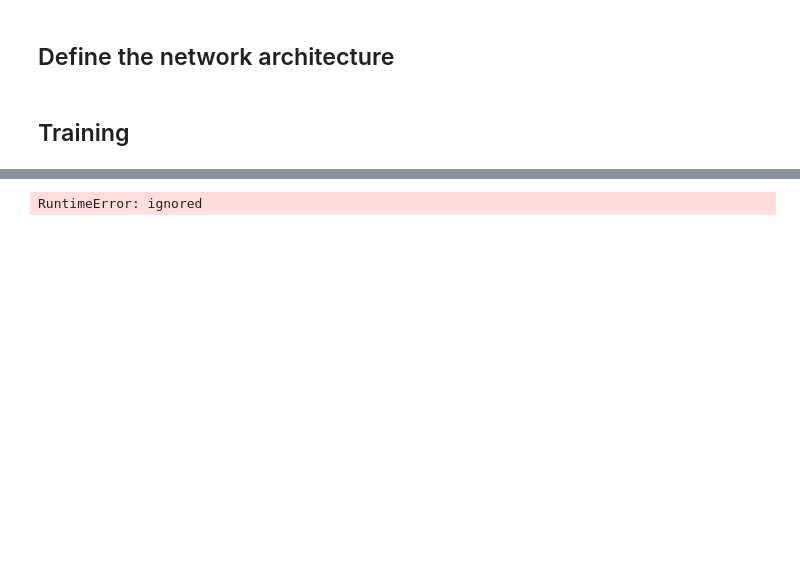
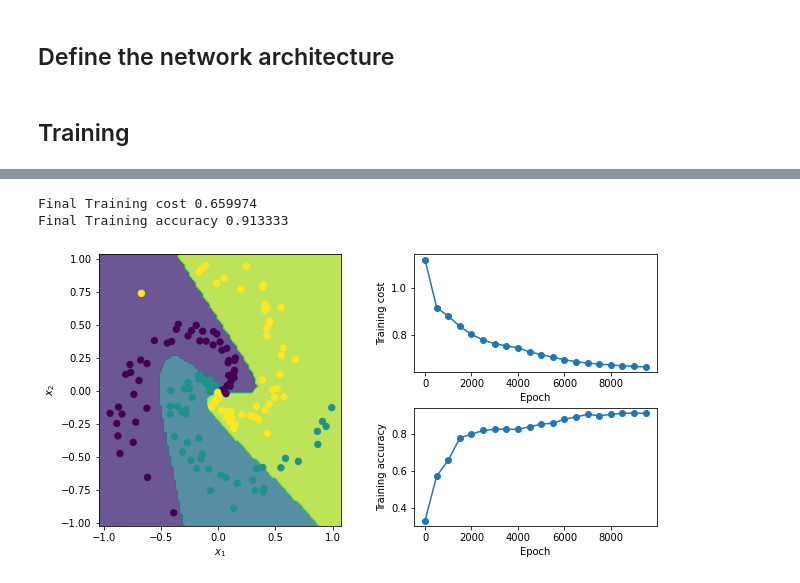
Before and after one commit to cherryng/MLcourse, a Jupyter notebook: H4_Q2_tutorial_spirals_pytorch.ipynb, the cells around one changed output, grey strips where cells are left out. Saved outputs shown, nothing was run; the diff lists cells and outputs as text; code cells hidden in the pictures; blank space fills up the shorter version.

```diff
--- a/H4_Q2_tutorial_spirals_pytorch.ipynb
+++ b/H4_Q2_tutorial_spirals_pytorch.ipynb
@@ -184,7 +184,7 @@ Final Training accuracy 0.646667
 #Including one hidden layer with 4 nodes
 
 class FeedforwardNN(torch.nn.Module):
-    def __init__(self, input_size, output_size):
+    def __init__(self, input_size, hidden_size, output_size):
         super(FeedforwardNN, self).__init__()
 
         #layer sizes:
@@ -204,7 +204,7 @@ class FeedforwardNN(torch.nn.Module):
         h1 = self.softmax(linear1_out)
 
         #Layer 2:
-        linear2_out = self.linear1(h1)
+        linear2_out = self.linear2(h1)
         h2 = self.softmax(linear2_out)
 
 
@@ -216,7 +216,7 @@ class FeedforwardNN(torch.nn.Module):
 input_size = 2
 hidden_size = 4
 output_size = K
-model = FeedforwardNN(input_size, output_size)
+model = FeedforwardNN(input_size, hidden_size, output_size)
 
 ### Store the input data as a PyTorch tensor ###
 x_train = torch.tensor(x_train, dtype = torch.float)
@@ -238,7 +238,7 @@ N_epochs = 10000 # number of times to run gradient descent
 #Use sigmoid for the activation function of layer 1
 
 class FeedforwardNN(torch.nn.Module):
-    def __init__(self, input_size, output_size):
+    def __init__(self, input_size, hidden_size, output_size):
         super(FeedforwardNN, self).__init__()
 
         #layer sizes:
@@ -258,7 +258,7 @@ class FeedforwardNN(torch.nn.Module):
         h1 = self.sigmoid(linear1_out)
 
         #Layer 2:
-        linear2_out = self.linear1(h1)
+        linear2_out = self.linear2(h1)
         h2 = self.softmax(linear2_out)
 
         #Network output:
@@ -269,7 +269,7 @@ class FeedforwardNN(torch.nn.Module):
 input_size = 2
 hidden_size = 4
 output_size = K
-model = FeedforwardNN(input_size, output_size)
+model = FeedforwardNN(input_size, hidden_size, output_size)
 
 ### Store the input data as a PyTorch tensor ###
 x_train = torch.tensor(x_train, dtype = torch.float)
@@ -287,33 +287,42 @@ optimizer = torch.optim.SGD(model.parameters(), lr=learning_rate)
 cost_func = torch.nn.CrossEntropyLoss()
 
 N_epochs = 10000 # number of times to run gradient descent
+
+
+epoch_list    = []
+cost_training = []
+acc_training  = []
 
 ### Train for several epochs: ###
 for epoch in range(N_epochs):
 
     optimizer.zero_grad() # sets the gradients to zero (necessary since PyTorch accumulates the gradients)
     NN_output = model(x_train) # Neural network output
     cost = cost_func(NN_output, t_onehot)
     cost.backward() #computes the gradients
     optimizer.step() #updating the parameters
 
     ### Update the plot and print results every 500 epochs: ###
     if epoch % 500 == 0:
         predicted_class = np.argmax(NN_output.detach().numpy(), axis=1)
         accuracy = np.mean(predicted_class == t_train)
 
         epoch_list.append(epoch)
         cost_training.append(cost.detach().numpy())
         acc_training.append(accuracy)
 
         ### Update the plot of the resulting classifier: ###
         fig = plt.figure(2,figsize=(10,5))
         fig.subplots_adjust(hspace=.3,wspace=.3)
         plt.clf()
         updatePlot()
         display.display(plt.gcf())
         print("Iteration %d:\n  Training cost %f\n  Training accuracy %f\n" % (epoch, cost, accuracy) )
         display.clear_output(wait=True)
         # time.sleep(0.1) #Uncomment this line if you want to slow down the rate of plot updates
+
+print("Final Training cost %f\nFinal Training accuracy %f\n" % (cost, accuracy) )
 # %% [output]
-RuntimeError: ignored
+Final Training cost 0.659974
+Final Training accuracy 0.913333
+[figure, added]
```
Also changed, not shown: parts of 5 cells of this notebook.
